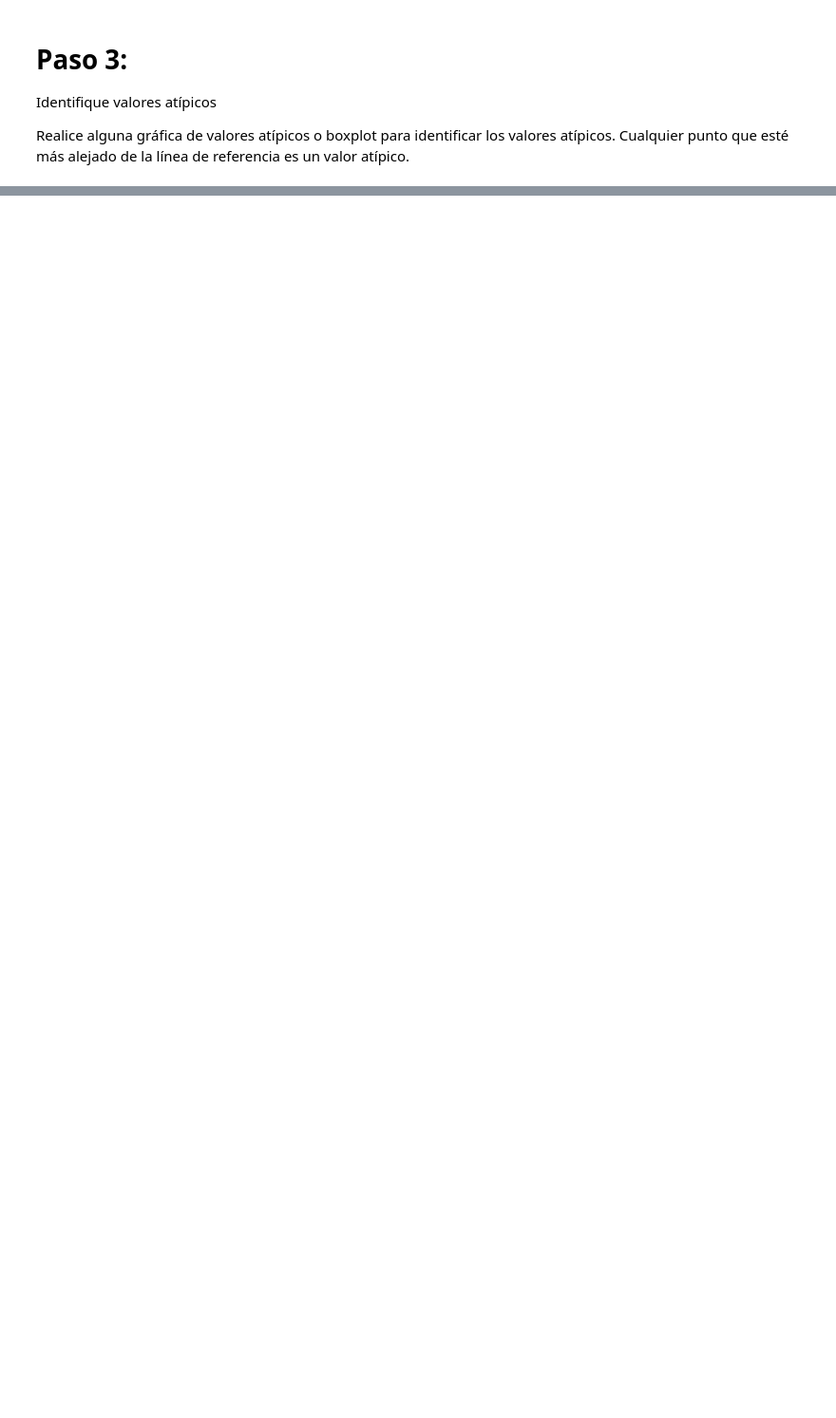
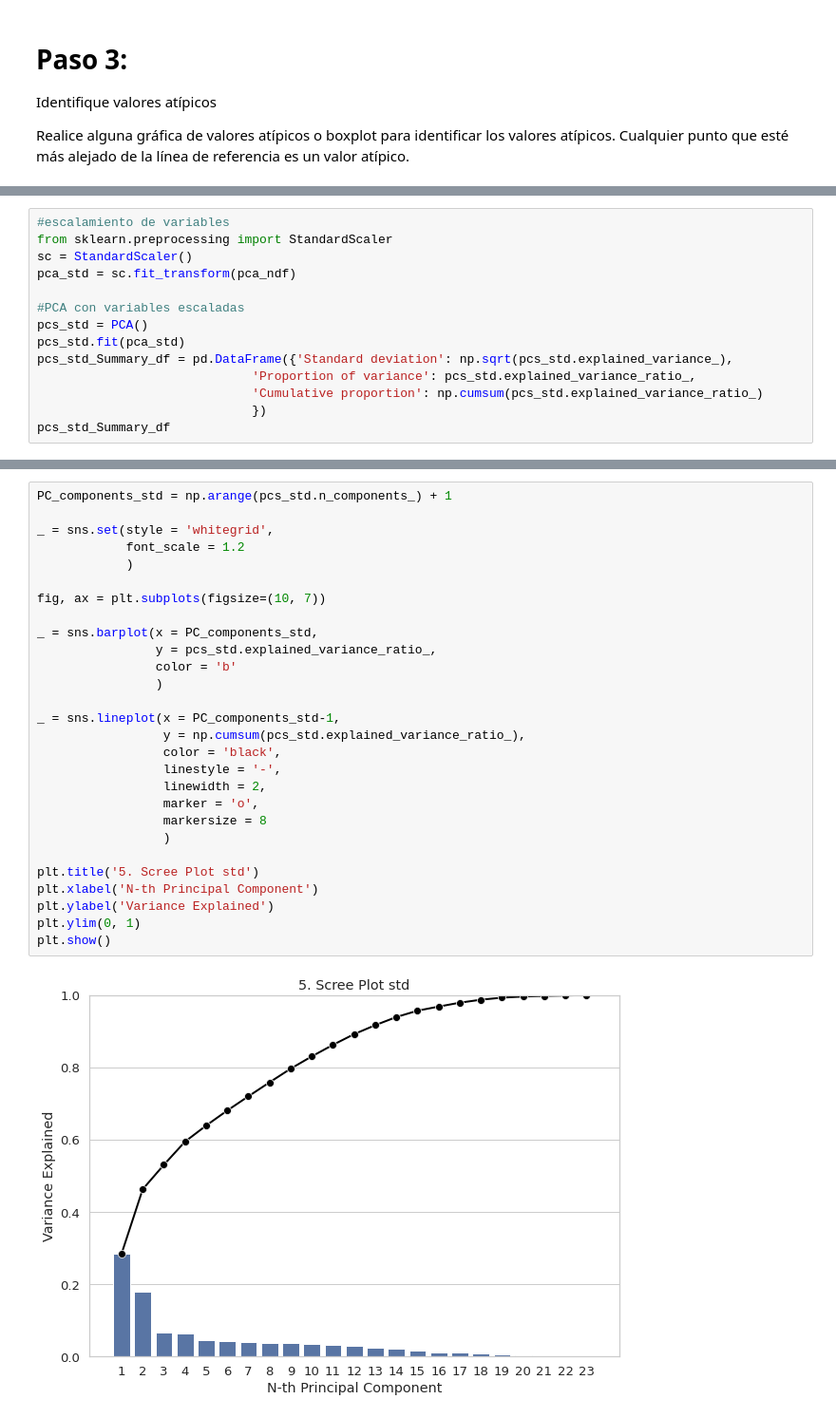
Before and after one commit to PosgradoMNA/actividades-del-projecto-equipo_37, a Jupyter notebook: PCA/Semana4_Actividad1.ipynb, the cells around one changed output, grey strips where cells are left out. Shown at 95% size. Drawn from its saved outputs; the diff is of its cells as text; blank space fills up the shorter version.

```diff
--- a/PCA/Semana4_Actividad1.ipynb
+++ b/PCA/Semana4_Actividad1.ipynb
@@ -451,0 +472,14 @@ plt.show()
+# %%
+#escalamiento de variables
+from sklearn.preprocessing import StandardScaler
+sc = StandardScaler()
+pca_std = sc.fit_transform(pca_ndf)
+
+#PCA con variables escaladas
+pcs_std = PCA()
+pcs_std.fit(pca_std)
+pcs_std_Summary_df = pd.DataFrame({'Standard deviation': np.sqrt(pcs_std.explained_variance_),
+                             'Proportion of variance': pcs_std.explained_variance_ratio_,
+                             'Cumulative proportion': np.cumsum(pcs_std.explained_variance_ratio_)
+                             })
+pcs_std_Summary_df
@@ -451,0 +504,30 @@ plt.show()
+# %%
+PC_components_std = np.arange(pcs_std.n_components_) + 1
+
+_ = sns.set(style = 'whitegrid',
+            font_scale = 1.2
+            )
+
+fig, ax = plt.subplots(figsize=(10, 7))
+
+_ = sns.barplot(x = PC_components_std,
+                y = pcs_std.explained_variance_ratio_,
+                color = 'b'
+                )
+
+_ = sns.lineplot(x = PC_components_std-1,
+                 y = np.cumsum(pcs_std.explained_variance_ratio_),
+                 color = 'black',
+                 linestyle = '-',
+                 linewidth = 2,
+                 marker = 'o',
+                 markersize = 8
+                 )
+
+plt.title('5. Scree Plot std')
+plt.xlabel('N-th Principal Component')
+plt.ylabel('Variance Explained')
+plt.ylim(0, 1)
+plt.show()
+# %% [output]
+[figure, added]
```
Also changed, not shown: parts of 27 cells of this notebook.
